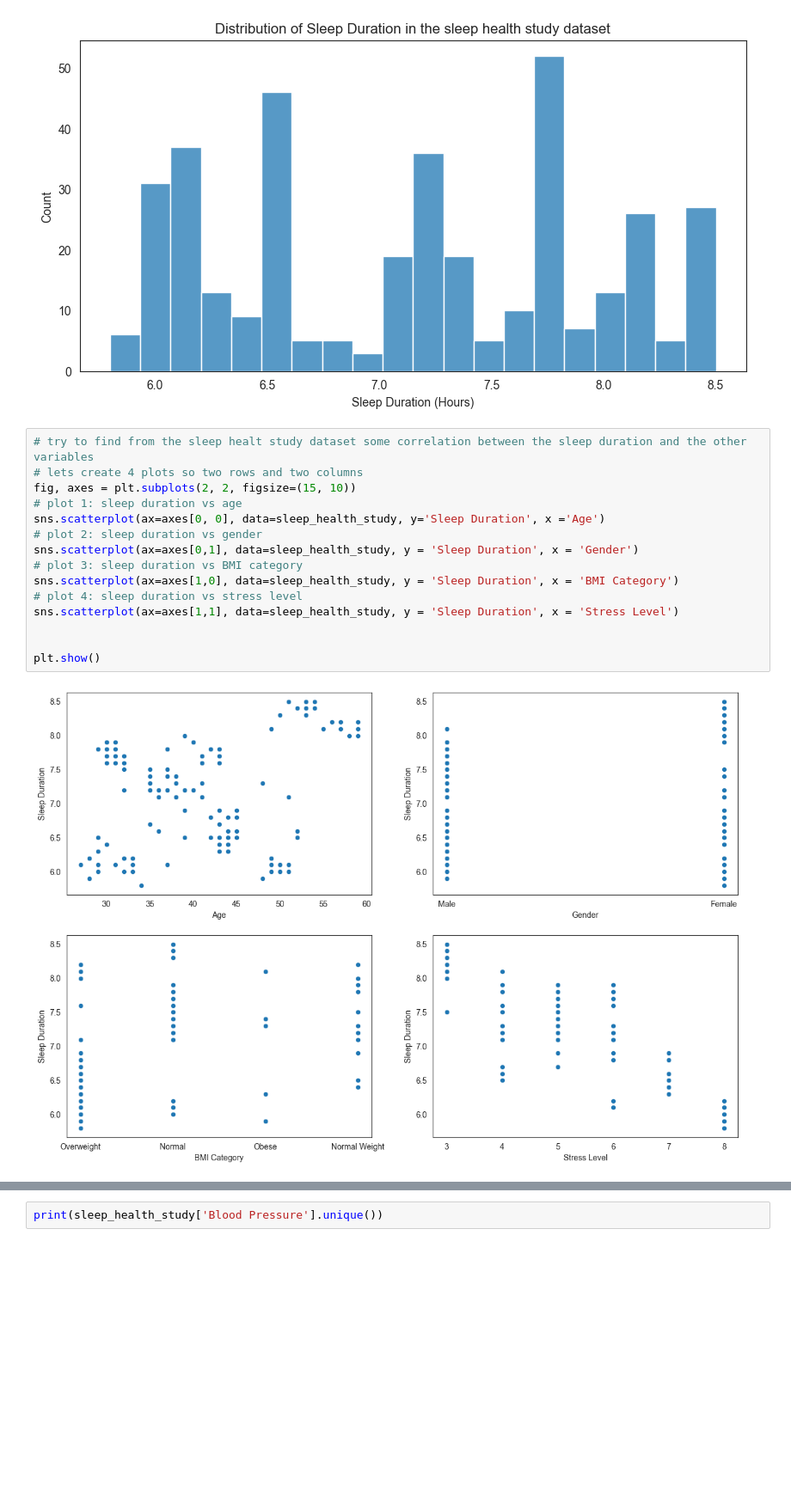
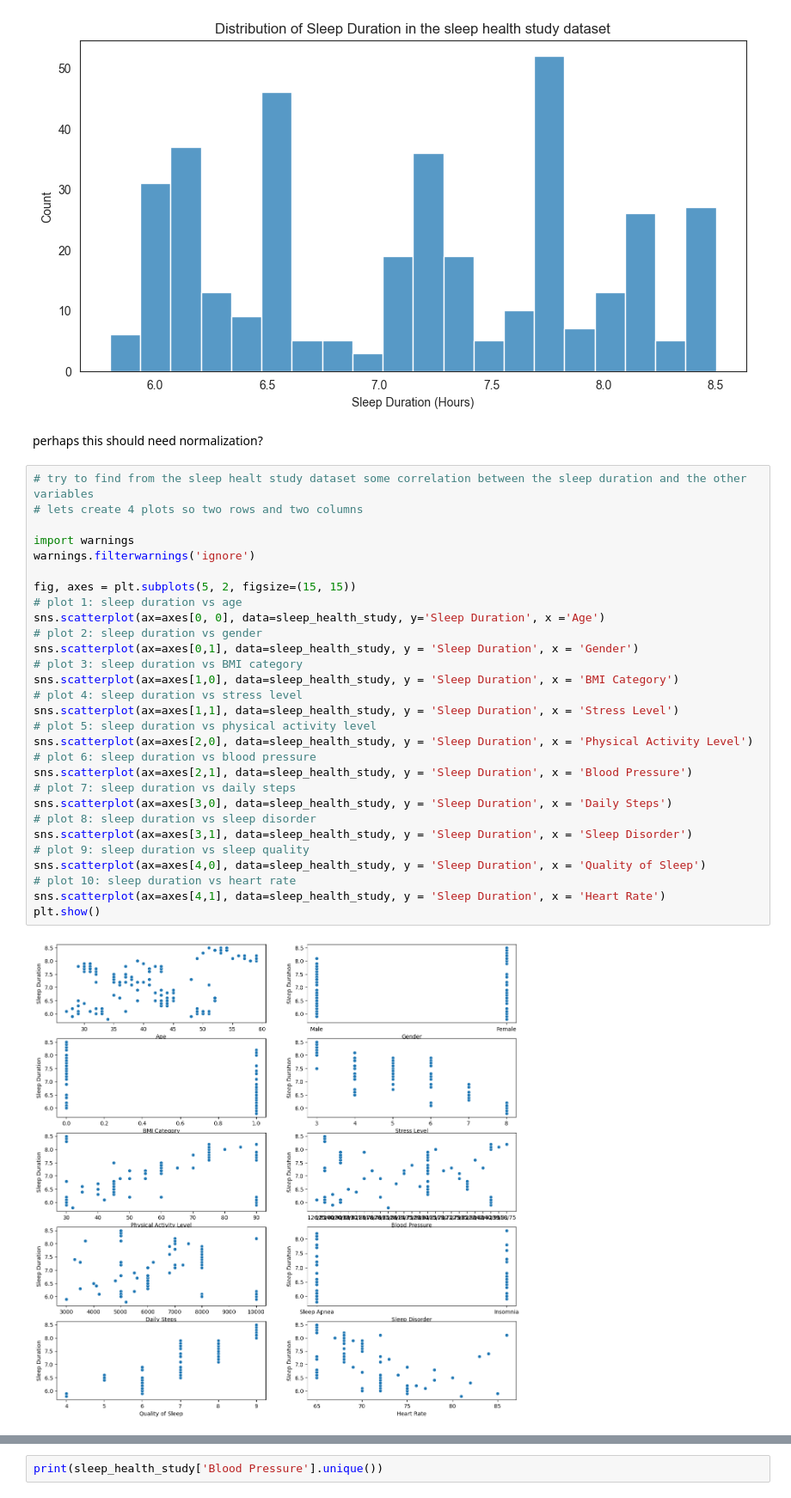
Before and after one commit to heksaani/DataScienceProject, a Jupyter notebook: preprocessing.ipynb, the cells around one changed output, grey strips where cells are left out. Shown: that part at 86% size. Drawn from its saved outputs; the diff is of its cells as text; blank space fills up the shorter version.

```diff
--- a/preprocessing.ipynb
+++ b/preprocessing.ipynb
@@ -55,22 +72,38 @@ plt.ylabel('Count')
 plt.show()
 # %% [output]
 [figure]
+# %% [markdown]
+perhaps this should need normalization?
 # %%
 # try to find from the sleep healt study dataset some correlation between the sleep duration and the other variables
 # lets create 4 plots so two rows and two columns
-fig, axes = plt.subplots(2, 2, figsize=(15, 10))
+
+import warnings
+warnings.filterwarnings('ignore')
+
+fig, axes = plt.subplots(5, 2, figsize=(15, 15))
 # plot 1: sleep duration vs age
 sns.scatterplot(ax=axes[0, 0], data=sleep_health_study, y='Sleep Duration', x ='Age')
 # plot 2: sleep duration vs gender
 sns.scatterplot(ax=axes[0,1], data=sleep_health_study, y = 'Sleep Duration', x = 'Gender')
 # plot 3: sleep duration vs BMI category
 sns.scatterplot(ax=axes[1,0], data=sleep_health_study, y = 'Sleep Duration', x = 'BMI Category')
 # plot 4: sleep duration vs stress level
 sns.scatterplot(ax=axes[1,1], data=sleep_health_study, y = 'Sleep Duration', x = 'Stress Level')
-
-
+# plot 5: sleep duration vs physical activity level
+sns.scatterplot(ax=axes[2,0], data=sleep_health_study, y = 'Sleep Duration', x = 'Physical Activity Level')
+# plot 6: sleep duration vs blood pressure
+sns.scatterplot(ax=axes[2,1], data=sleep_health_study, y = 'Sleep Duration', x = 'Blood Pressure')
+# plot 7: sleep duration vs daily steps
+sns.scatterplot(ax=axes[3,0], data=sleep_health_study, y = 'Sleep Duration', x = 'Daily Steps')
+# plot 8: sleep duration vs sleep disorder
+sns.scatterplot(ax=axes[3,1], data=sleep_health_study, y = 'Sleep Duration', x = 'Sleep Disorder')
+# plot 9: sleep duration vs sleep quality
+sns.scatterplot(ax=axes[4,0], data=sleep_health_study, y = 'Sleep Duration', x = 'Quality of Sleep')
+# plot 10: sleep duration vs heart rate
+sns.scatterplot(ax=axes[4,1], data=sleep_health_study, y = 'Sleep Duration', x = 'Heart Rate')
 plt.show()
 # %% [output]
-[figure, old version]
+[figure, new version]
 # %%
 # next some summary statistics for the sleep duration from the sleep health study dataset
```
Also changed, not shown: parts of 14 cells of this notebook.
